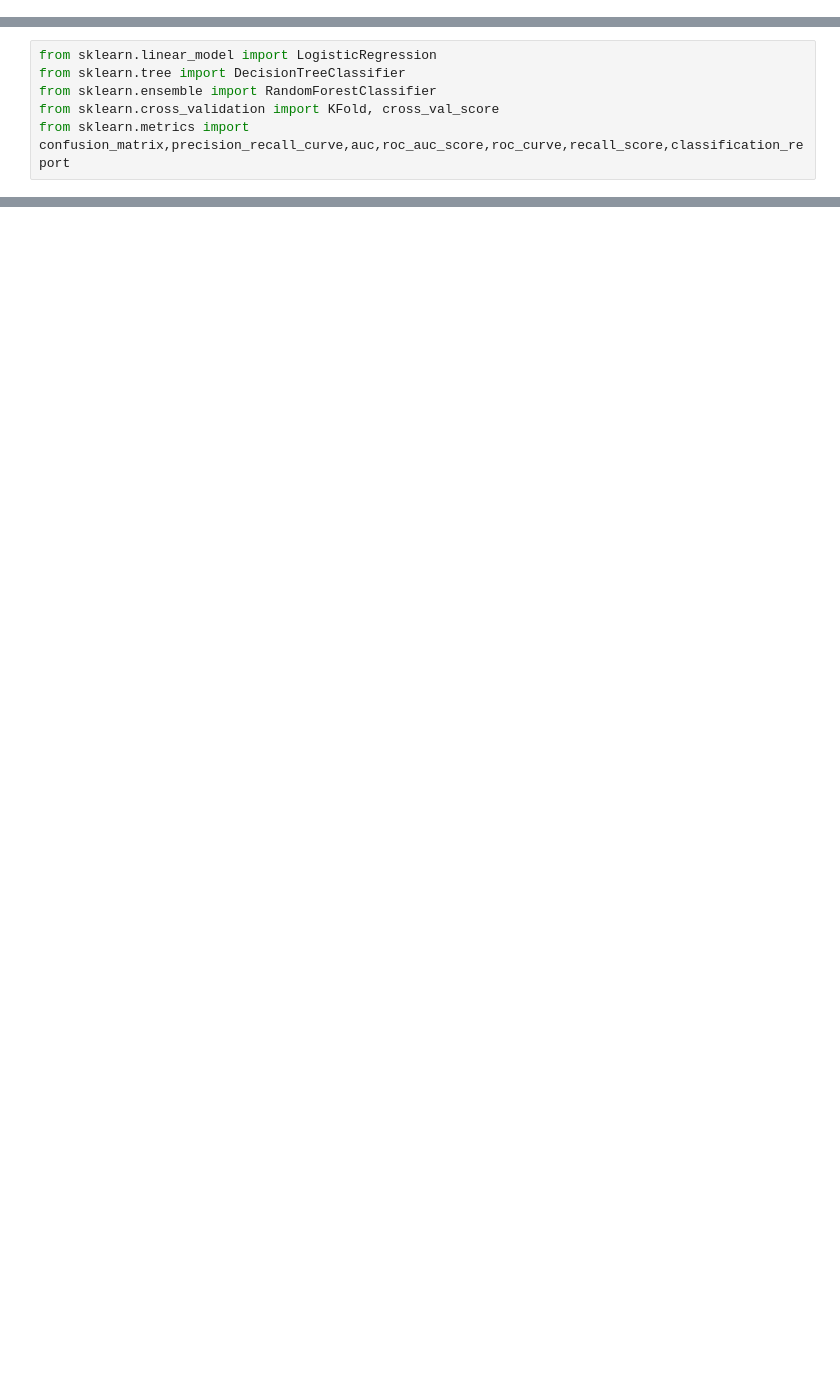
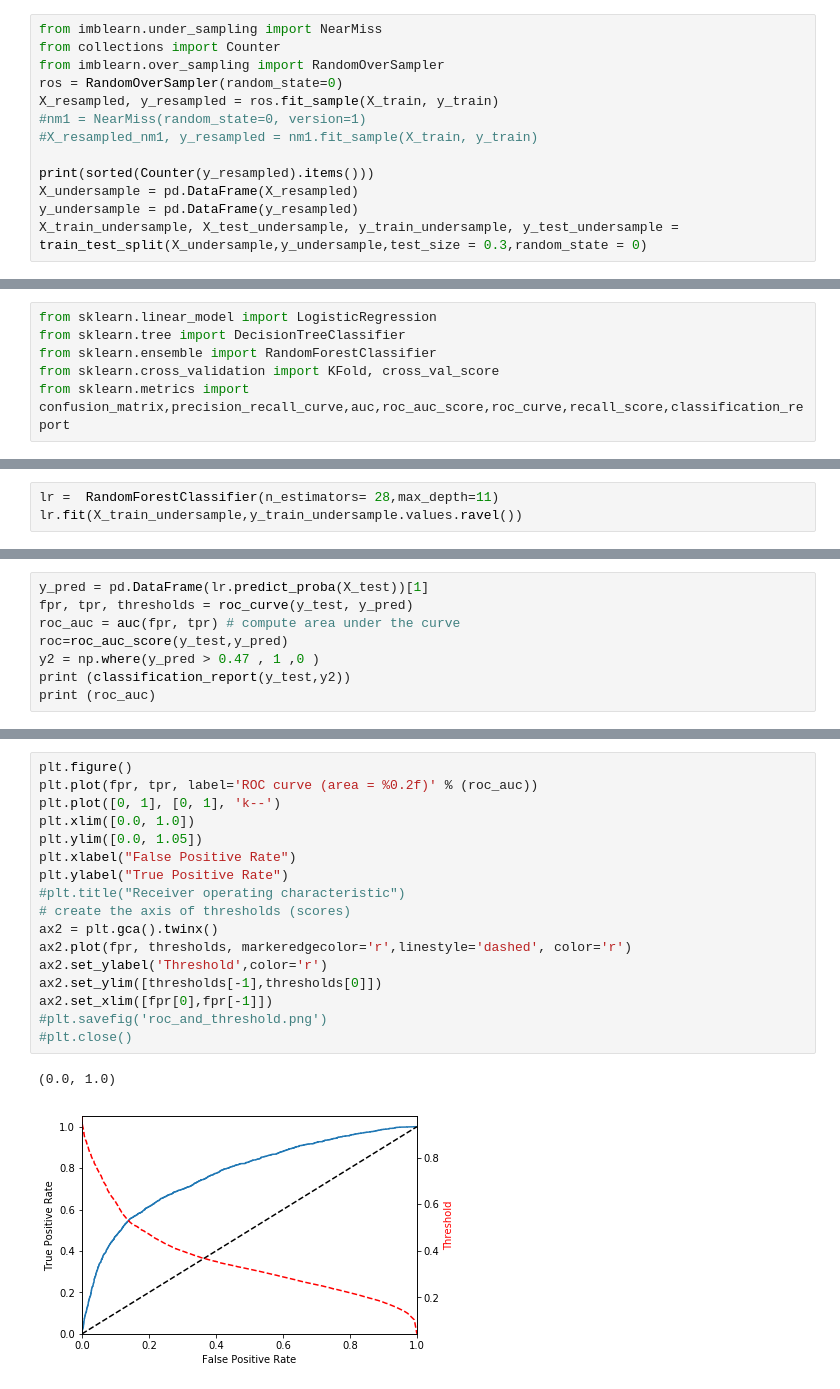
Before and after one commit to cchopade/taiwanese_credit_default, a Jupyter notebook: Hackathon21Apr.ipynb, the cells around one changed output, grey strips where cells are left out. Drawn from its saved outputs; the diff is of its cells as text; blank space fills up the shorter version.

Commit message:
Over sampling

```diff
--- a/Hackathon21Apr.ipynb
+++ b/Hackathon21Apr.ipynb
@@ -129,0 +103,13 @@ print("Total number of transactions: ", len(X_train_undersample)+len(X_test_unde
+# %%
+from imblearn.under_sampling import NearMiss
+from collections import Counter
+from imblearn.over_sampling import RandomOverSampler
+ros = RandomOverSampler(random_state=0)
+X_resampled, y_resampled = ros.fit_sample(X_train, y_train)
+#nm1 = NearMiss(random_state=0, version=1)
+#X_resampled_nm1, y_resampled = nm1.fit_sample(X_train, y_train)
+
+print(sorted(Counter(y_resampled).items()))
+X_undersample = pd.DataFrame(X_resampled)
+y_undersample = pd.DataFrame(y_resampled)
+X_train_undersample, X_test_undersample, y_train_undersample, y_test_undersample = train_test_split(X_undersample,y_undersample,test_size = 0.3,random_state = 0)
@@ -236,0 +230,3 @@ http://pandas.pydata.org/pandas-docs/stable/indexing.html#ix-indexer-is-deprecat
+# %%
+lr =  RandomForestClassifier(n_estimators= 28,max_depth=11)
+lr.fit(X_train_undersample,y_train_undersample.values.ravel())
@@ -236,0 +241,8 @@ http://pandas.pydata.org/pandas-docs/stable/indexing.html#ix-indexer-is-deprecat
+# %%
+y_pred = pd.DataFrame(lr.predict_proba(X_test))[1]
+fpr, tpr, thresholds = roc_curve(y_test, y_pred)
+roc_auc = auc(fpr, tpr) # compute area under the curve
+roc=roc_auc_score(y_test,y_pred)
+y2 = np.where(y_pred > 0.47 , 1 ,0 )
+print (classification_report(y_test,y2))
+print (roc_auc)
@@ -236,0 +258,20 @@ http://pandas.pydata.org/pandas-docs/stable/indexing.html#ix-indexer-is-deprecat
+# %%
+plt.figure()
+plt.plot(fpr, tpr, label='ROC curve (area = %0.2f)' % (roc_auc))
+plt.plot([0, 1], [0, 1], 'k--')
+plt.xlim([0.0, 1.0])
+plt.ylim([0.0, 1.05])
+plt.xlabel("False Positive Rate")
+plt.ylabel("True Positive Rate")
+#plt.title("Receiver operating characteristic")
+# create the axis of thresholds (scores)
+ax2 = plt.gca().twinx()
+ax2.plot(fpr, thresholds, markeredgecolor='r',linestyle='dashed', color='r')
+ax2.set_ylabel('Threshold',color='r')
+ax2.set_ylim([thresholds[-1],thresholds[0]])
+ax2.set_xlim([fpr[0],fpr[-1]])
+#plt.savefig('roc_and_threshold.png')
+#plt.close()
+# %% [output]
+(0.0, 1.0)
+[figure, added]
```
Also changed, not shown: parts of 16 cells of this notebook.
